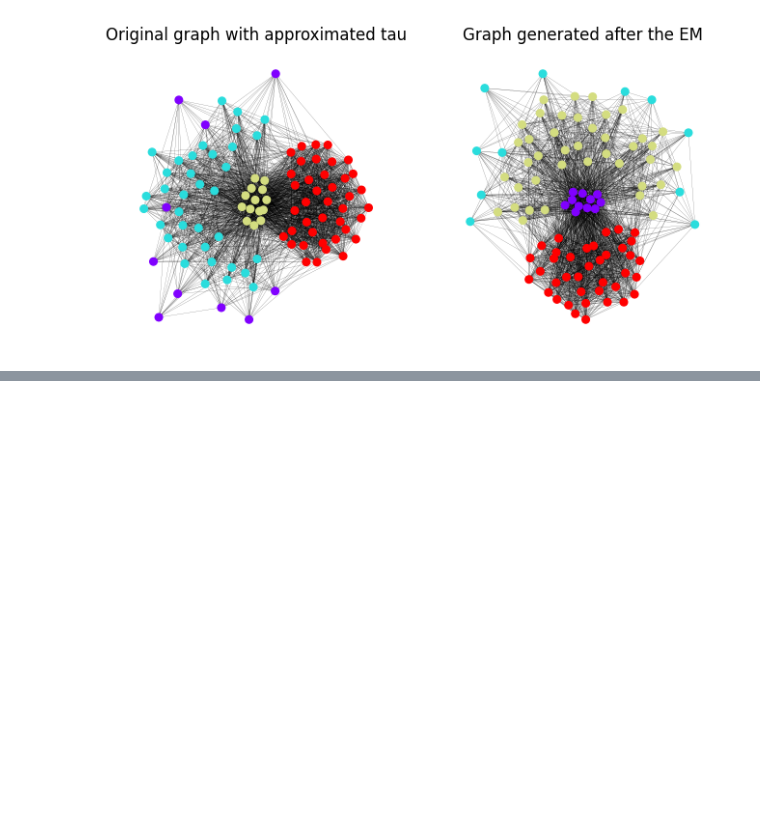
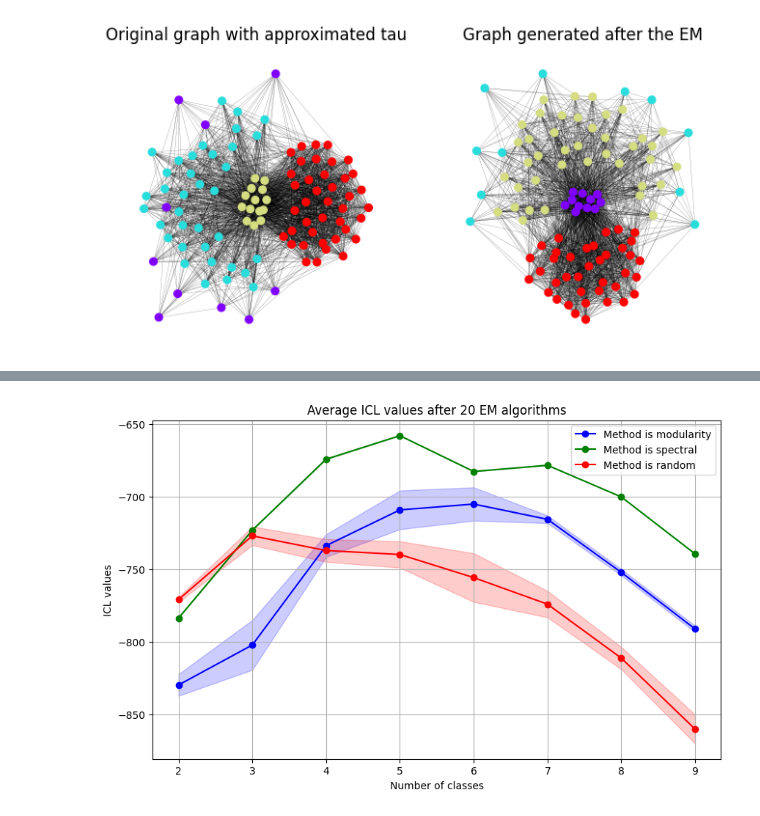
Before and after one commit to ElSacho/Mixture4graph, a Jupyter notebook: notebook_generate_and_EM.ipynb, the cells around one changed output, grey strips where cells are left out. Drawn from its saved outputs; the diff is of its cells as text; code cells hidden in the pictures; blank space fills up the shorter version.

```diff
--- a/notebook_generate_and_EM.ipynb
+++ b/notebook_generate_and_EM.ipynb
@@ -343,20 +352,0 @@ And the estimated one is :
-# %%
-np.random.seed(3)
-n_vertices = 100
-pi = np.array([[0.1,0.9,0.1,0.1],[0.9,0.1,0.9,0.1],[0.1,0.9,0.1,0.9],[0.1,0.1,0.9,0.1]])
-priors = np.array([0.1, 0.4, 0.4, 0.1])
-true_n_clusters = len(priors)
-max_iter = 50
-
-graph, tau = generate_and_give_tau(n_vertices, pi , priors)
-
-model = mixtureModel(graph, initilisation_method='random')
-tab_clusters = [2,3,4,5]
-model.fit(tab_clusters)
-
-model.plot_jrx()
-model.plot_icl()
-model.plot_adjency_matrix(true_n_clusters)
-
-new_graph, new_tau = generate_and_give_tau(n_vertices, model.results[true_n_clusters]['pi'] , model.results[true_n_clusters]['priors'])
-show_colors_multiple_graph([graph, new_graph],[model.results[true_n_clusters]['tau'], new_tau], ['Original graph with approximated tau', 'Graph generated after the EM'])
@@ -371,0 +376,8 @@ Fit finished for  5  clusters
+# %%
+model = mixtureModel(miserables_graph)
+tab_clusters = [2,3,4,5,6,7,8,9]
+
+model.precise_fit(tab_clusters, nbr_iter_per_cluster=20 , max_iter_em=max_iter, list_initialisation_methods = [ 'modularity', 'spectral','random'])
+model.plot_repeated_ICL()
+# %% [output]
+[figure, added]
```
Also changed, not shown: parts of 11 cells of this notebook, 4 other files.
